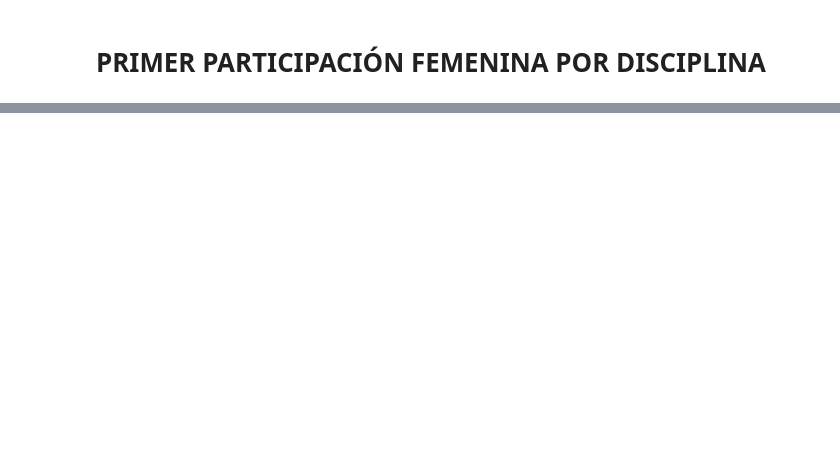
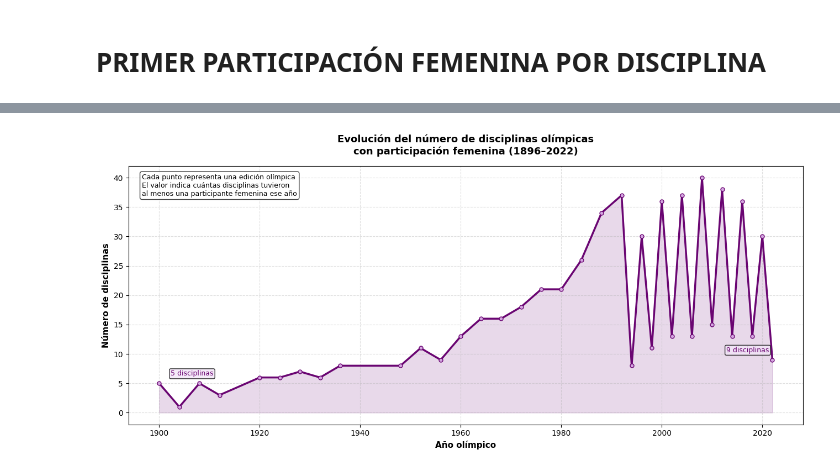
Before and after one commit to A-n9ie/proyecto_analisis_datos_IC2026, a Jupyter notebook: github_colab.ipynb, the cells around one changed output, grey strips where cells are left out. Cells and saved outputs as stored; diff of their text form; code cells hidden in the pictures; blank space fills up the shorter version.

```diff
--- a/github_colab.ipynb
+++ b/github_colab.ipynb
@@ -405,0 +569,89 @@ visualize_first_female_participation(df,15)
+# %%
+def evolucion_disciplinas_con_mujeres(df):
+    import pandas as pd
+    import matplotlib.pyplot as plt
+
+    d = df[df['Sex'] == 'Female'].copy()
+    d['year'] = pd.to_numeric(d['year'], errors='coerce')
+    d = d.dropna(subset=['year', 'discipline'])
+
+    # Contar disciplinas únicas con participación femenina por año
+    disciplinas_por_año = (d.groupby('year')['discipline']
+                            .nunique()
+                            .reset_index(name='num_disciplinas')
+                            .sort_values('year'))
+
+    fig, ax = plt.subplots(figsize=(13, 6))
+
+    ax.plot(
+        disciplinas_por_año['year'],
+        disciplinas_por_año['num_disciplinas'],
+        color='#6A0572',
+        linewidth=2.5,
+        marker='o',
+        markersize=5,
+        markerfacecolor='#D4A5E0',
+        markeredgecolor='#6A0572'
+    )
+
+    # Sombrear el área bajo la línea
+    ax.fill_between(
+        disciplinas_por_año['year'],
+        disciplinas_por_año['num_disciplinas'],
+        alpha=0.15,
+        color='#6A0572'
+    )
+
+    # Anotar el primer y último valor
+    primer = disciplinas_por_año.iloc[0]
+    ultimo = disciplinas_por_año.iloc[-1]
+
+    ax.annotate(
+        f"{int(primer['num_disciplinas'])} disciplinas",
+        xy=(primer['year'], primer['num_disciplinas']),
+        xytext=(15, 10), textcoords='offset points',
+        fontsize=9, color='#6A0572',
+        bbox=dict(boxstyle='round,pad=0.2', facecolor='#f3e6f8', alpha=0.8)
+    )
+    ax.annotate(
+        f"{int(ultimo['num_disciplinas'])} disciplinas",
+        xy=(ultimo['year'], ultimo['num_disciplinas']),
+        xytext=(-60, 10), textcoords='offset points',
+        fontsize=9, color='#6A0572',
+        bbox=dict(boxstyle='round,pad=0.2', facecolor='#f3e6f8', alpha=0.8)
+    )
+
+
+    #Para aque sea vean todos los puntos (anotar todos los puntos)
+    #for _, row in disciplinas_por_año.iterrows():
+        #ax.annotate(
+            #str(int(row['num_disciplinas'])),
+            #xy=(row['year'], row['num_disciplinas']),
+            #xytext=(0, 8), textcoords='offset points',
+            #fontsize=7, ha='center', color='#6A0572'
+        #)
+
+
+    # Información básica dentro del gráfico
+    ax.text(
+        0.02, 0.97,
+        'Cada punto representa una edición olímpica\n'
+        'El valor indica cuántas disciplinas tuvieron\n'
+        'al menos una participante femenina ese año',
+        transform=ax.transAxes, fontsize=9, va='top',
+        bbox=dict(facecolor='white', alpha=0.75, boxstyle='round')
+    )
+
+    ax.set_title(
+        'Evolución del número de disciplinas olímpicas\ncon participación femenina (1896–2022)',
+        fontsize=13, fontweight='bold', pad=15
+    )
+    ax.set_xlabel('Año olímpico', fontsize=11, fontweight='bold')
+    ax.set_ylabel('Número de disciplinas', fontsize=11, fontweight='bold')
+    ax.grid(True, linestyle='--', alpha=0.4)
+    plt.tight_layout()
+    plt.show()
+
+evolucion_disciplinas_con_mujeres(df)
+# %% [output]
+[figure, added]
```
Also changed, not shown: parts of 12 cells of this notebook.
